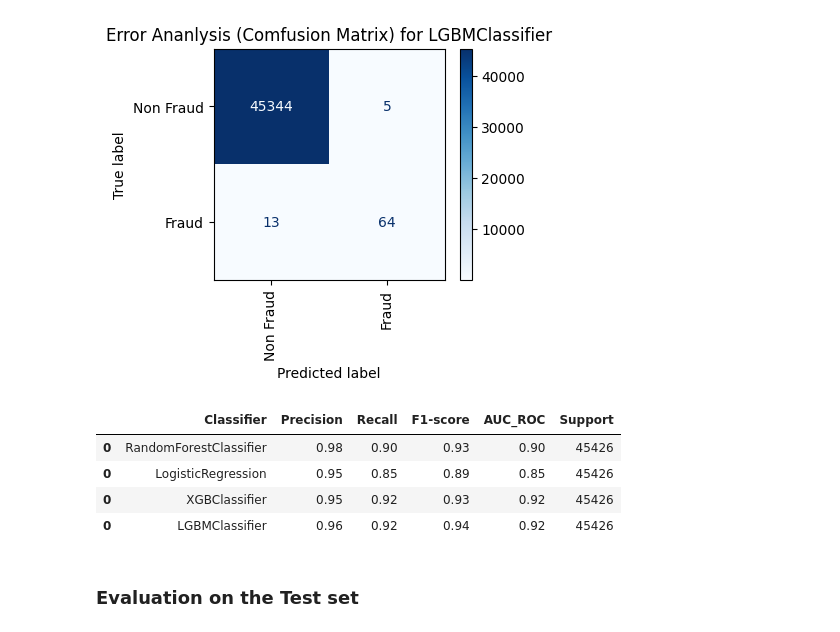
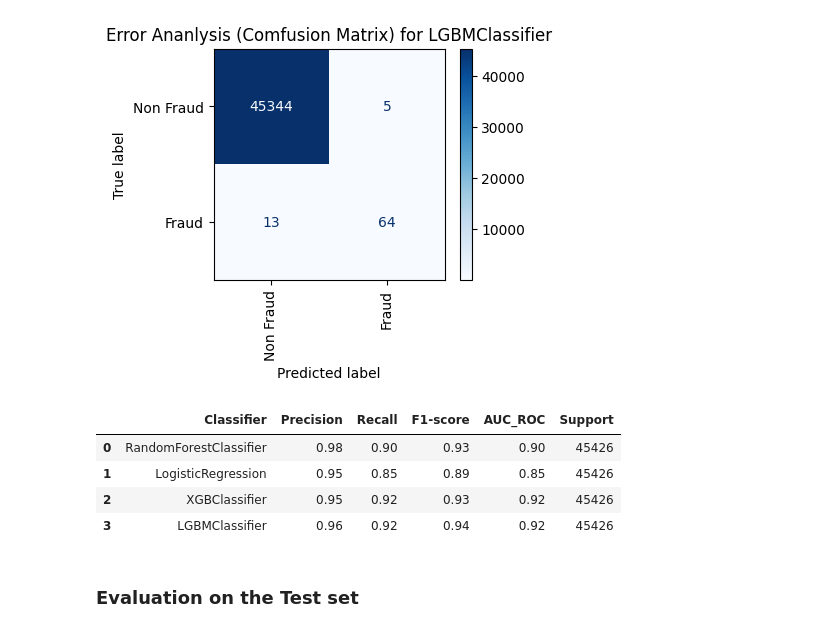
Before and after one commit to KevinChima/Credit-Card-Fraud, a Jupyter notebook: CreditCardFraud.ipynb, the cells around one changed output. Drawn from its saved outputs; the diff is of its cells as text; code cells hidden in the pictures.

```diff
--- a/CreditCardFraud.ipynb
+++ b/CreditCardFraud.ipynb
@@ -764,7 +764,7 @@ def plot_confusion_matrix(y_val, y_preds, labels, clf_name):
     # Plot confusion matrix
     fig, ax = plt.subplots(figsize=(4, 3))
     cm_display.plot(cmap=plt.cm.Blues, ax=ax, xticks_rotation='vertical')
-    plt.title(f'Error Ananlysis (Comfusion Matrix) for {clf_name}')
+    plt.title(f'Error Analysis (Comfusion Matrix): {clf_name}')
     plt.show()
 
 
@@ -1190,7 +1190,7 @@ weighted avg       1.00      1.00      1.00     45426
 # %%
 np.random.seed(42)
 # %%
-def get_best_features(model, smote=.5, random=.5, over=True, under=True, early_stopping=6):
+def get_best_features(model, smote=.5, random=.5, over=True, under=True, early_stopping=5):
     best_score = 0
     best_k = 0
     best_features = []
@@ -1317,14 +1317,14 @@ ROC_AUC score: 0.92
 weighted avg       1.00      1.00      1.00     45426
 [figure]
 # %%
-clfs_metrics = pd.concat([RF_table, LR_table, XGB_table, LGBM_table], axis=0)
+clfs_metrics = pd.concat([RF_table, LR_table, XGB_table, LGBM_table], axis=0, ignore_index=True)
 clfs_metrics
 # %% [output]
 |  | Classifier | Precision | Recall | F1-score | AUC_ROC | Support |
 | 0 | RandomForestClassifier | 0.98 | 0.90 | 0.93 | 0.90 | 45426 |
-| 0 | LogisticRegression | 0.95 | 0.85 | 0.89 | 0.85 | 45426 |
-| 0 | XGBClassifier | 0.95 | 0.92 | 0.93 | 0.92 | 45426 |
-| 0 | LGBMClassifier | 0.96 | 0.92 | 0.94 | 0.92 | 45426 |
+| 1 | LogisticRegression | 0.95 | 0.85 | 0.89 | 0.85 | 45426 |
+| 2 | XGBClassifier | 0.95 | 0.92 | 0.93 | 0.92 | 45426 |
+| 3 | LGBMClassifier | 0.96 | 0.92 | 0.94 | 0.92 | 45426 |
 # %% [markdown]
 ### Evaluation on the Test set
 # %%
```
Also changed, not shown: parts of 9 cells of this notebook.
